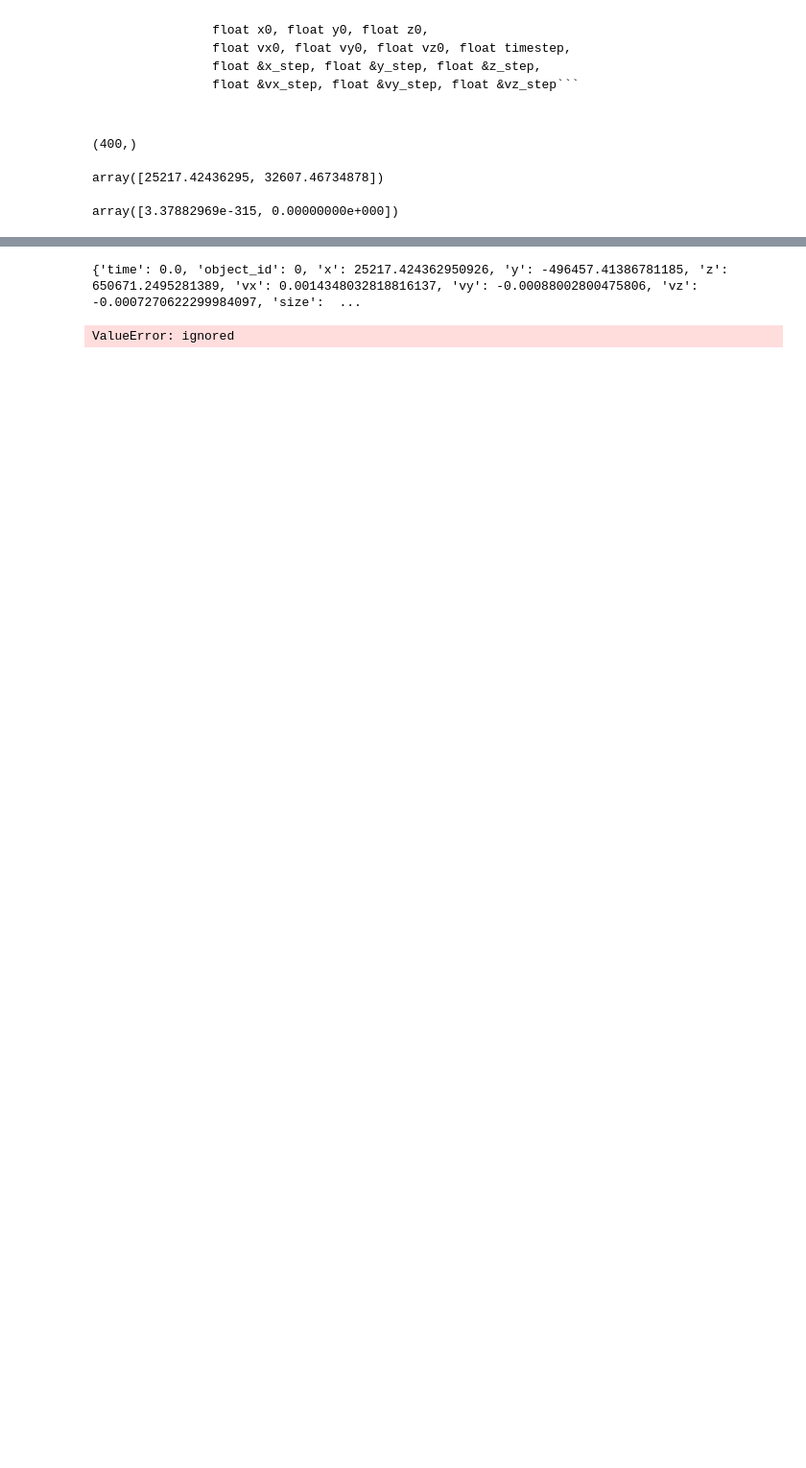
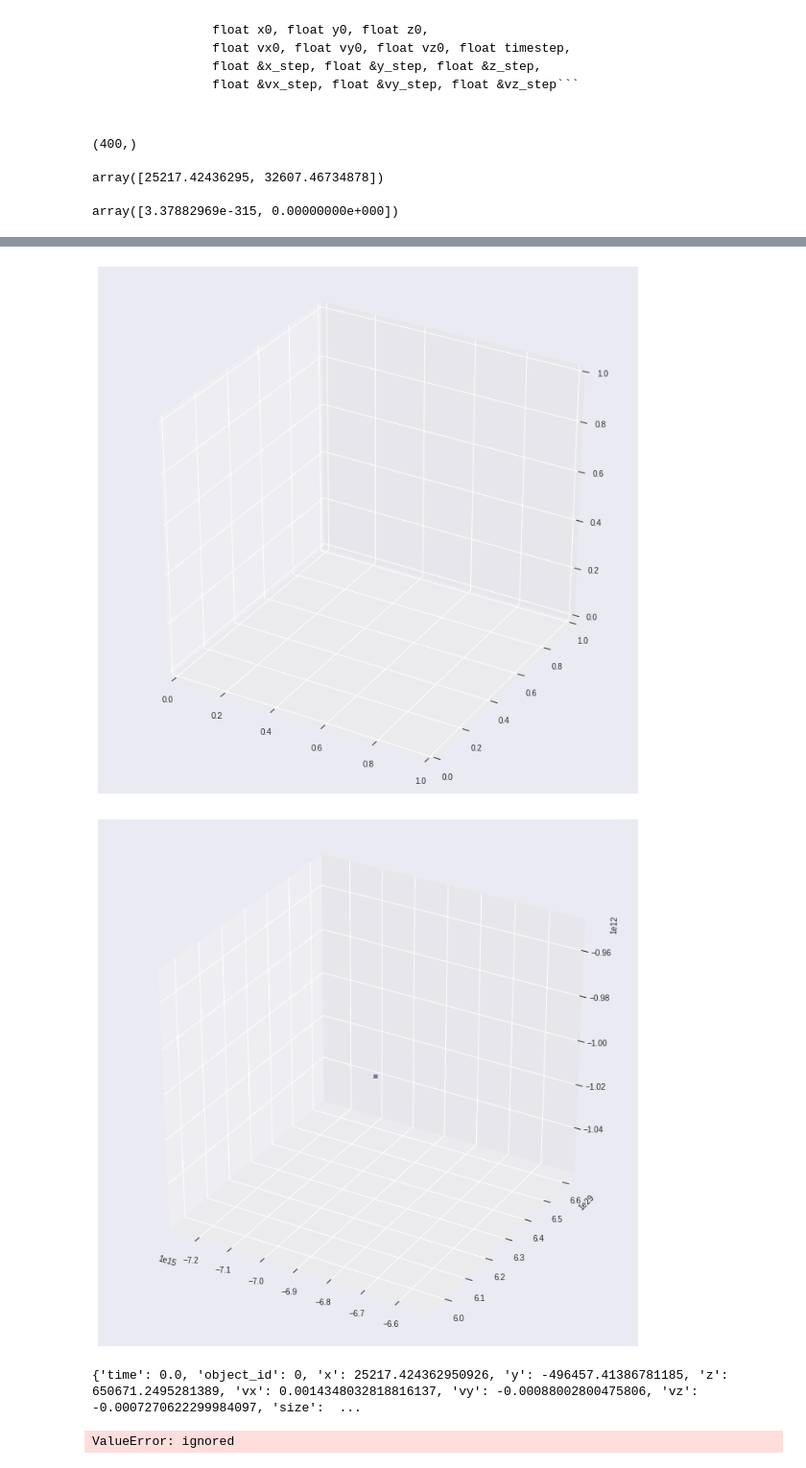
Before and after one commit to kharitonov-ivan/space_junk_simulator, a Jupyter notebook: 1 - Debug processing.ipynb, the cells around one changed output, grey strips where cells are left out. Shown: that part at 96% size. Drawn from its saved outputs; the diff is of its cells as text; code cells hidden in the pictures; blank space fills up the shorter version.

```diff
--- a/1 - Debug processing.ipynb
+++ b/1 - Debug processing.ipynb
@@ -1124,0 +1287,19 @@ array([3.37882969e-315, 0.00000000e+000])
+# %%
+rk4 = mod.get_function("rk4")
+
+N = 1
+
+space_objects = generate_object_states(N)
+
+
+import pandas as pd
+a = pd.DataFrame(space_objects).values
+
+object_id = a[:, 0]
+x0 = a[:, 6].astype(np.float32)
+y0 = a[:, 7].astype(np.float32)
+z0 = a[:, 8].astype(np.float32)
+
+vx0 = a[:, 3].astype(np.float32)
+vy0 = a[:, 4].astype(np.float32)
+vz0 = a[:, 5].astype(np.float32)
@@ -1125,3 +1381,19 @@ array([3.37882969e-315, 0.00000000e+000])
+# %%
+
+
+# To prevent automatic figure display when execution of the cell ends
+%config InlineBackend.close_figures=False
+
+
+plt.figure(figsize=(12,12))
+ax = plt.axes(projection='3d')
+
+for object_step in objects_steps:
+    ax.scatter3D(object_step['x'], object_step['y'], object_step['z'])
+plt.show()
+# %% [output]
+[figure, added]
+[figure, added]
 # %%
 from tqdm import trange
 simulation_steps = 10000
```
Also changed, not shown: parts of 17 cells of this notebook.
